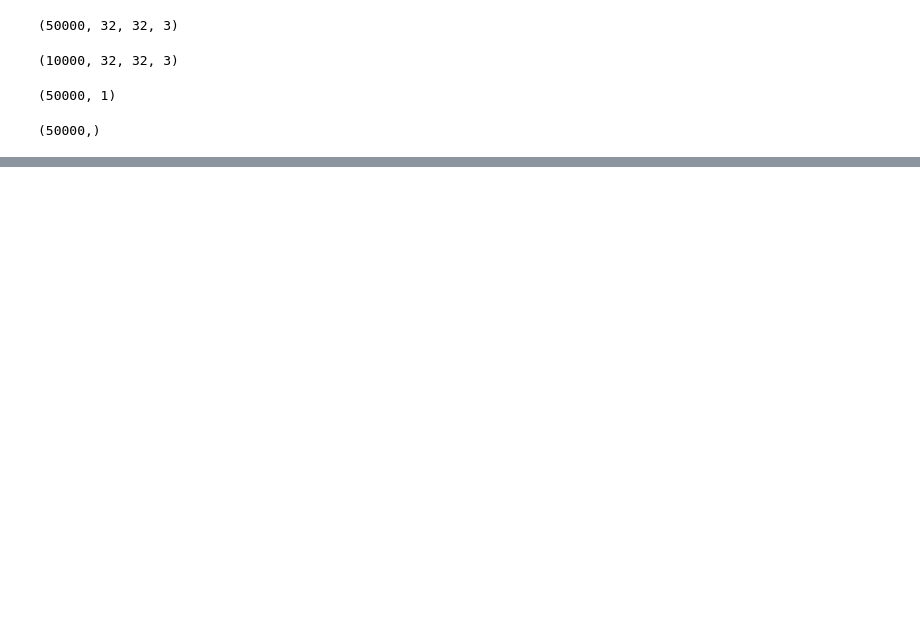
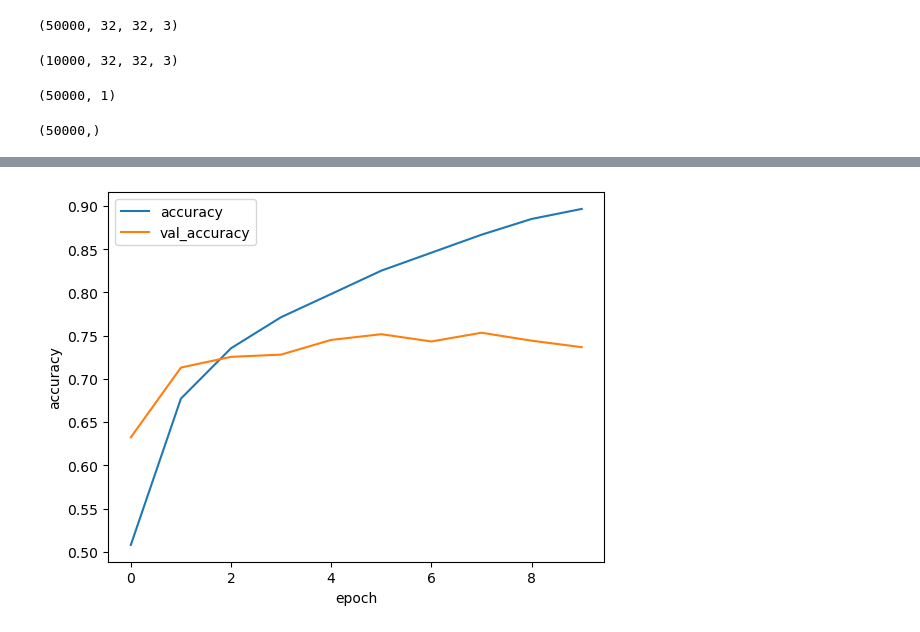
Before and after one commit to aqmery/ML, a Jupyter notebook: convolutional_neural_network/CNN.ipynb, the cells around one changed output, grey strips where cells are left out. Saved outputs shown, nothing was run; the diff lists cells and outputs as text; code cells hidden in the pictures; blank space fills up the shorter version.

```diff
--- a/convolutional_neural_network/CNN.ipynb
+++ b/convolutional_neural_network/CNN.ipynb
@@ -34,8 +35,12 @@ X_train = X_train/255
 X_test = X_test/255
 # %%
 cnn1 = Sequential([
-    layers.Conv2D(32, (3,3), activation='relu', padding="same", input_shape=(32,32,3)),
+    layers.Conv2D(64, (3,3), activation='relu', padding="same", input_shape=(32,32,3)),
     layers.MaxPooling2D((2,2)),
+    layers.Conv2D(128, (3,3), activation="relu", padding="same"),
+    layers.MaxPooling2D((2, 2)),
+    layers.Conv2D(128, (3,3), activation="relu", padding="same"),
+    layers.MaxPooling2D((2, 2)),
     layers.Flatten(),
     layers.Dense(64, activation = "relu"),
     layers.Dense(10, activation="softmax")])
@@ -46,3 +71,3 @@ cnn1.compile(optimizer='adam',
 # %%
-cnn1.fit(X_train, y_train, epochs=2)
+history = cnn1.fit(X_train, y_train, epochs=10, validation_data = (X_test, y_test))
 # %% [output]
@@ -52 +94,10 @@ Epoch 2/2
+# %%
+plt.plot(history.history["accuracy"], label="accuracy")
+plt.plot(history.history["val_accuracy"], label="val_accuracy")
+plt.xlabel("epoch")
+plt.ylabel("accuracy")
+plt.legend(loc="upper left")
+plt.show()
+# %% [output]
+[figure, added]
 # %%
```
Also changed, not shown: parts of 12 cells of this notebook.
